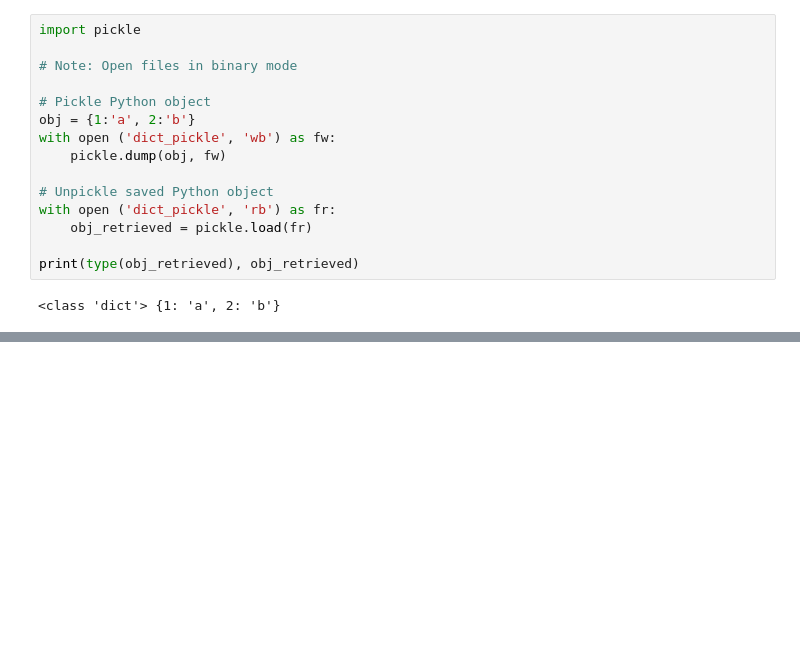
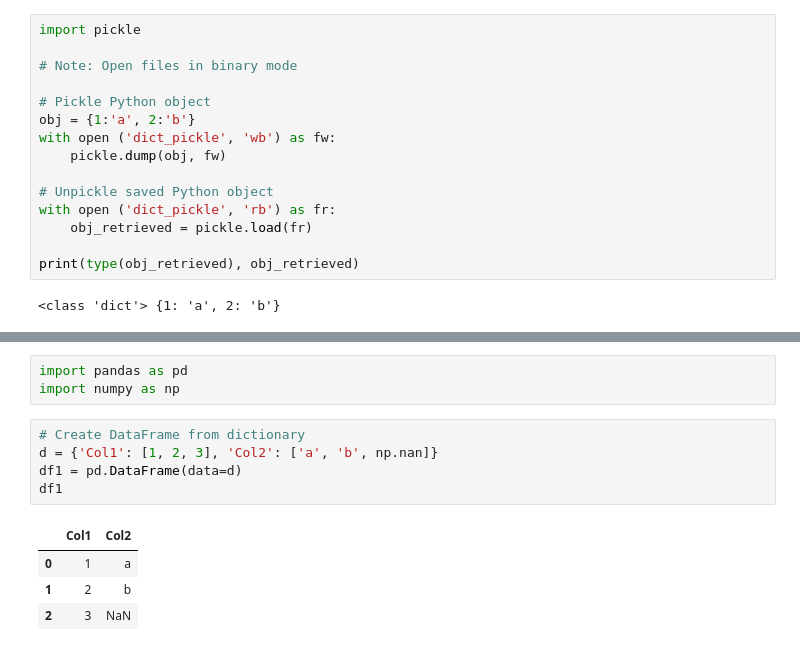
Before and after one commit to lse-my470/lectures, a Jupyter notebook: wk11/MY470_wk11_class.ipynb, the cells around one changed output, grey strips where cells are left out. Cells and saved outputs as stored; diff of their text form; blank space fills up the shorter version.

```diff
--- a/wk11/MY470_wk11_class.ipynb
+++ b/wk11/MY470_wk11_class.ipynb
@@ -208,0 +210,13 @@ print(type(obj_retrieved), obj_retrieved)
+# %%
+import pandas as pd
+import numpy as np
+# %%
+# Create DataFrame from dictionary
+d = {'Col1': [1, 2, 3], 'Col2': ['a', 'b', np.nan]}
+df1 = pd.DataFrame(data=d)
+df1
+# %% [output]
+|  | Col1 | Col2 |
+| 0 | 1 | a |
+| 1 | 2 | b |
+| 2 | 3 | NaN |
```
Also changed, not shown: parts of 89 cells of this notebook, 13 other files.
